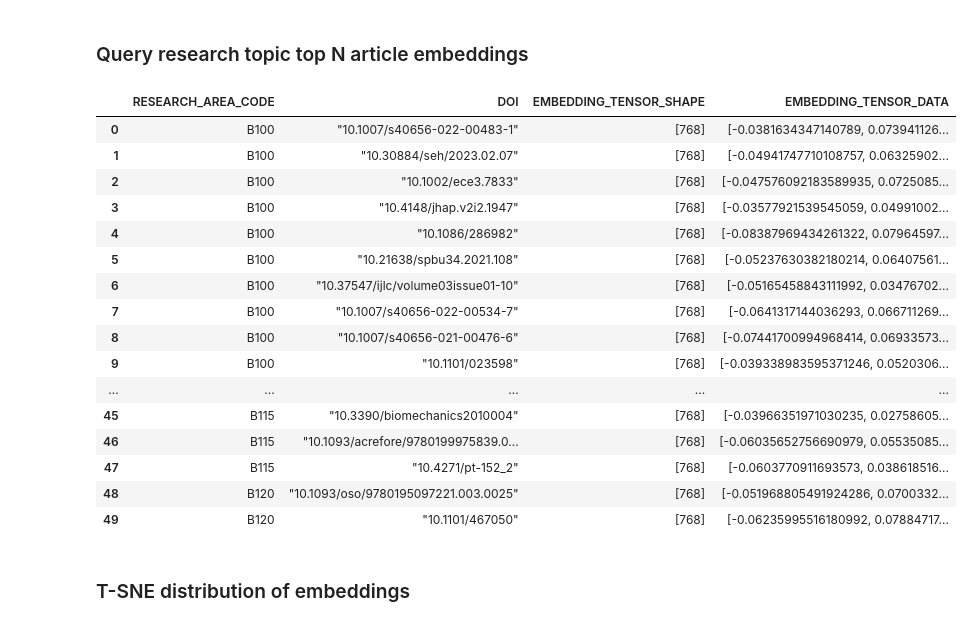
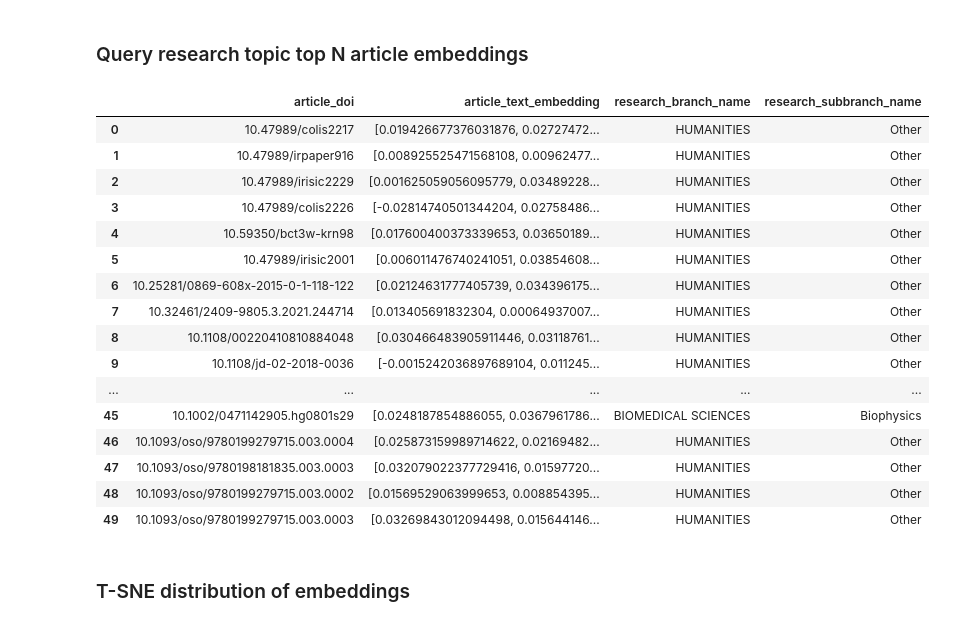
Before and after one commit to eutopia-collaboration-recommender/ecr-analytics, a Jupyter notebook: notebooks/05 - Research topics - top N articles distribution.ipynb, the cells around one changed output. Cells and saved outputs as stored; diff of their text form; code cells hidden in the pictures.

```diff
--- a/notebooks/05 - Research topics - top N articles distribution.ipynb
+++ b/notebooks/05 - Research topics - top N articles distribution.ipynb
@@ -16,48 +16,58 @@ from google.cloud import bigquery
 from sklearn.manifold import TSNE
 # %%
 # -------------------- GLOBAL VARIABLES --------------------
-PATH_TO_CONFIG_FILE = '../config.yaml'
+PATH_TO_CONFIG_FILE = '../src/config.yaml'
 
 # -------------------- LOAD CONFIGURATION --------------------
 # Load the configuration file
 config = Box.from_yaml(filename=PATH_TO_CONFIG_FILE)
 # Initialize a BigQuery client
-client = bigquery.Client(project=config.GCP.PROJECT_ID)
-# Set the BigQuery dataset schemab
-schema = config.GCP.ANALYTICS_SCHEMA
+pg_connection = create_connection(
+    username=config.POSTGRES.USERNAME,
+    password=config.POSTGRES.PASSWORD,
+    host=config.POSTGRES.HOST,
+    port=config.POSTGRES.PORT,
+    database=config.POSTGRES.DATABASE,
+    schema=config.POSTGRES.SCHEMA
+)
 # Set numpy random seed
 np.random.seed(config.RANDOM_SEED)
 # %% [markdown]
 ###  Query research topic top N article embeddings
 # %%
-query = f"""
-SELECT RESEARCH_AREA_CODE,
-       DOI,
-       EMBEDDING_TENSOR_SHAPE,
-       EMBEDDING_TENSOR_DATA
-FROM {schema}.TEXT_EMBEDDING_RESEARCH_AREA_TOP_N_ARTICLES
+query_str = f"""
+SELECT e.article_doi,
+       e.article_text_embedding,
+       r.research_branch_name,
+       r.research_subbranch_name
+FROM top_n_research_area_article_text_embedding e
+INNER JOIN stg_crossref_top_n_research_area_article a
+on a.article_doi = e.article_doi
+INNER JOIN dim_research_area r
+ON r.research_area_code = a.research_area_code
 """
 
-df = client.query(query).result().to_dataframe()
+df = query(conn=pg_connection, query=query_str)
+
 df.head(50)
 # %% [output]
-|  | RESEARCH_AREA_CODE | DOI | EMBEDDING_TENSOR_SHAPE | EMBEDDING_TENSOR_DATA |
-| 0 | B100 | "10.1007/s40656-022-00483-1" | [768] | [-0.0381634347140789, 0.073941126... |
-| 1 | B100 | "10.30884/seh/2023.02.07" | [768] | [-0.04941747710108757, 0.06325902... |
-| 2 | B100 | "10.1002/ece3.7833" | [768] | [-0.047576092183589935, 0.0725085... |
-| 3 | B100 | "10.4148/jhap.v2i2.1947" | [768] | [-0.03577921539545059, 0.04991002... |
-| 4 | B100 | "10.1086/286982" | [768] | [-0.08387969434261322, 0.07964597... |
-| 5 | B100 | "10.21638/spbu34.2021.108" | [768] | [-0.05237630382180214, 0.06407561... |
-| 6 | B100 | "10.37547/ijlc/volume03issue01-10" | [768] | [-0.05165458843111992, 0.03476702... |
-| 7 | B100 | "10.1007/s40656-022-00534-7" | [768] | [-0.0641317144036293, 0.066711269... |
-| 8 | B100 | "10.1007/s40656-021-00476-6" | [768] | [-0.07441700994968414, 0.06933573... |
-| 9 | B100 | "10.1101/023598" | [768] | [-0.039338983595371246, 0.0520306... |
+|  | article_doi | article_text_embedding | research_branch_name | research_subbranch_name |
+| 0 | 10.47989/colis2217 | [0.019426677376031876, 0.02727472... | HUMANITIES | Other |
+| 1 | 10.47989/irpaper916 | [0.008925525471568108, 0.00962477... | HUMANITIES | Other |
+| 2 | 10.47989/irisic2229 | [0.001625059056095779, 0.03489228... | HUMANITIES | Other |
+| 3 | 10.47989/colis2226 | [-0.02814740501344204, 0.02758486... | HUMANITIES | Other |
+| 4 | 10.59350/bct3w-krn98 | [0.017600400373339653, 0.03650189... | HUMANITIES | Other |
+| 5 | 10.47989/irisic2001 | [0.006011476740241051, 0.03854608... | HUMANITIES | Other |
+| 6 | 10.25281/0869-608x-2015-0-1-118-122 | [0.02124631777405739, 0.034396175... | HUMANITIES | Other |
+| 7 | 10.32461/2409-9805.3.2021.244714 | [0.013405691832304, 0.00064937007... | HUMANITIES | Other |
+| 8 | 10.1108/00220410810884048 | [0.030466483905911446, 0.03118761... | HUMANITIES | Other |
+| 9 | 10.1108/jd-02-2018-0036 | [-0.0015242036897689104, 0.011245... | HUMANITIES | Other |
 | ... | ... | ... | ... | ... |
-| 45 | B115 | "10.3390/biomechanics2010004" | [768] | [-0.03966351971030235, 0.02758605... |
-| 46 | B115 | "10.1093/acrefore/9780199975839.0... | [768] | [-0.06035652756690979, 0.05535085... |
-| 47 | B115 | "10.4271/pt-152_2" | [768] | [-0.0603770911693573, 0.038618516... |
-| 48 | B120 | "10.1093/oso/9780195097221.003.0025" | [768] | [-0.051968805491924286, 0.0700332... |
-| 49 | B120 | "10.1101/467050" | [768] | [-0.06235995516180992, 0.07884717... |
+| 45 | 10.1002/0471142905.hg0801s29 | [0.0248187854886055, 0.0367961786... | BIOMEDICAL SCIENCES | Biophysics |
+| 46 | 10.1093/oso/9780199279715.003.0004 | [0.025873159989714622, 0.02169482... | HUMANITIES | Other |
+| 47 | 10.1093/oso/9780198181835.003.0003 | [0.032079022377729416, 0.01597720... | HUMANITIES | Other |
+| 48 | 10.1093/oso/9780199279715.003.0002 | [0.01569529063999653, 0.008854395... | HUMANITIES | Other |
+| 49 | 10.1093/oso/9780199279715.003.0003 | [0.03269843012094498, 0.015644146... | HUMANITIES | Other |
 # %% [markdown]
 ### T-SNE distribution of embeddings
 # %%
```
Also changed, not shown: parts of 5 cells of this notebook, 17 other files.
